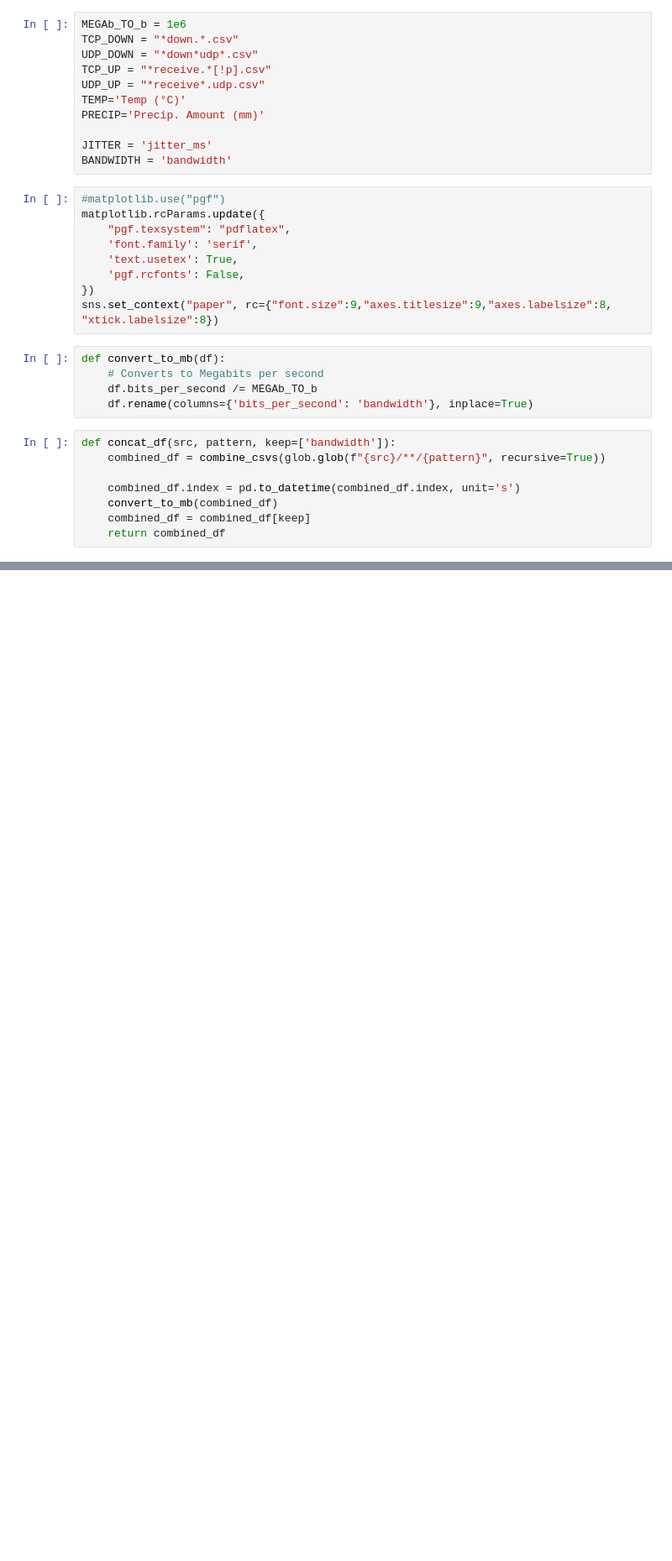
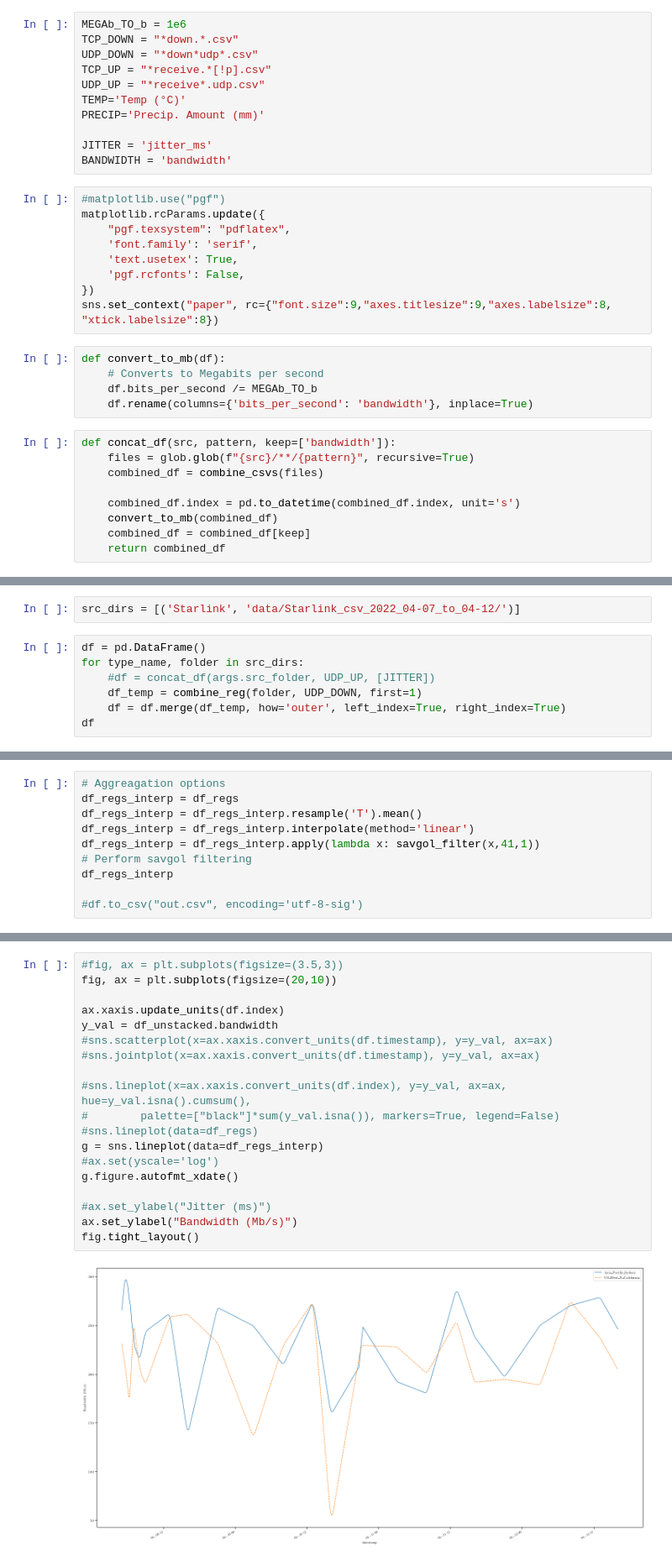
Before and after one commit to Starlink-Measurement/starlink-plot, a Jupyter notebook: plot_iperf3.ipynb, the cells around one changed output, grey strips where cells are left out. Shown at 84% size. Saved outputs shown, nothing was run; the diff lists cells and outputs as text; blank space fills up the shorter version.

Commit message:
Start multidir throughput plots

```diff
--- a/plot_iperf3.ipynb
+++ b/plot_iperf3.ipynb
@@ -41,7 +59,8 @@ def convert_to_mb(df):
     df.rename(columns={'bits_per_second': 'bandwidth'}, inplace=True)
 # %%
 def concat_df(src, pattern, keep=['bandwidth']):
-    combined_df = combine_csvs(glob.glob(f"{src}/**/{pattern}", recursive=True))
+    files = glob.glob(f"{src}/**/{pattern}", recursive=True)
+    combined_df = combine_csvs(files)
 
     combined_df.index = pd.to_datetime(combined_df.index, unit='s')
     convert_to_mb(combined_df)
@@ -105,0 +104,9 @@ def plot_time(args):
+# %%
+src_dirs = [('Starlink', 'data/Starlink_csv_2022_04-07_to_04-12/')]
+# %%
+df = pd.DataFrame()
+for type_name, folder in src_dirs:
+    #df = concat_df(args.src_folder, UDP_UP, [JITTER])
+    df_temp = combine_reg(folder, UDP_DOWN, first=1)
+    df = df.merge(df_temp, how='outer', left_index=True, right_index=True)
+df
@@ -105,0 +157,10 @@ def plot_time(args):
+# %%
+# Aggreagation options
+df_regs_interp = df_regs
+df_regs_interp = df_regs_interp.resample('T').mean()
+df_regs_interp = df_regs_interp.interpolate(method='linear')
+df_regs_interp = df_regs_interp.apply(lambda x: savgol_filter(x,41,1))
+# Perform savgol filtering
+df_regs_interp
+
+#df.to_csv("out.csv", encoding='utf-8-sig')
@@ -105,0 +182,21 @@ def plot_time(args):
+# %%
+#fig, ax = plt.subplots(figsize=(3.5,3))
+fig, ax = plt.subplots(figsize=(20,10))
+
+ax.xaxis.update_units(df.index)
+y_val = df_unstacked.bandwidth
+#sns.scatterplot(x=ax.xaxis.convert_units(df.timestamp), y=y_val, ax=ax)
+#sns.jointplot(x=ax.xaxis.convert_units(df.timestamp), y=y_val, ax=ax)
+
+#sns.lineplot(x=ax.xaxis.convert_units(df.index), y=y_val, ax=ax, hue=y_val.isna().cumsum(),
+#        palette=["black"]*sum(y_val.isna()), markers=True, legend=False)
+#sns.lineplot(data=df_regs)
+g = sns.lineplot(data=df_regs_interp)
+#ax.set(yscale='log')
+g.figure.autofmt_xdate()
+
+#ax.set_ylabel("Jitter (ms)")
+ax.set_ylabel("Bandwidth (Mb/s)")
+fig.tight_layout()
+# %% [output]
+[figure, added]
```
Also changed, not shown: parts of 11 cells of this notebook, 1 other file.
